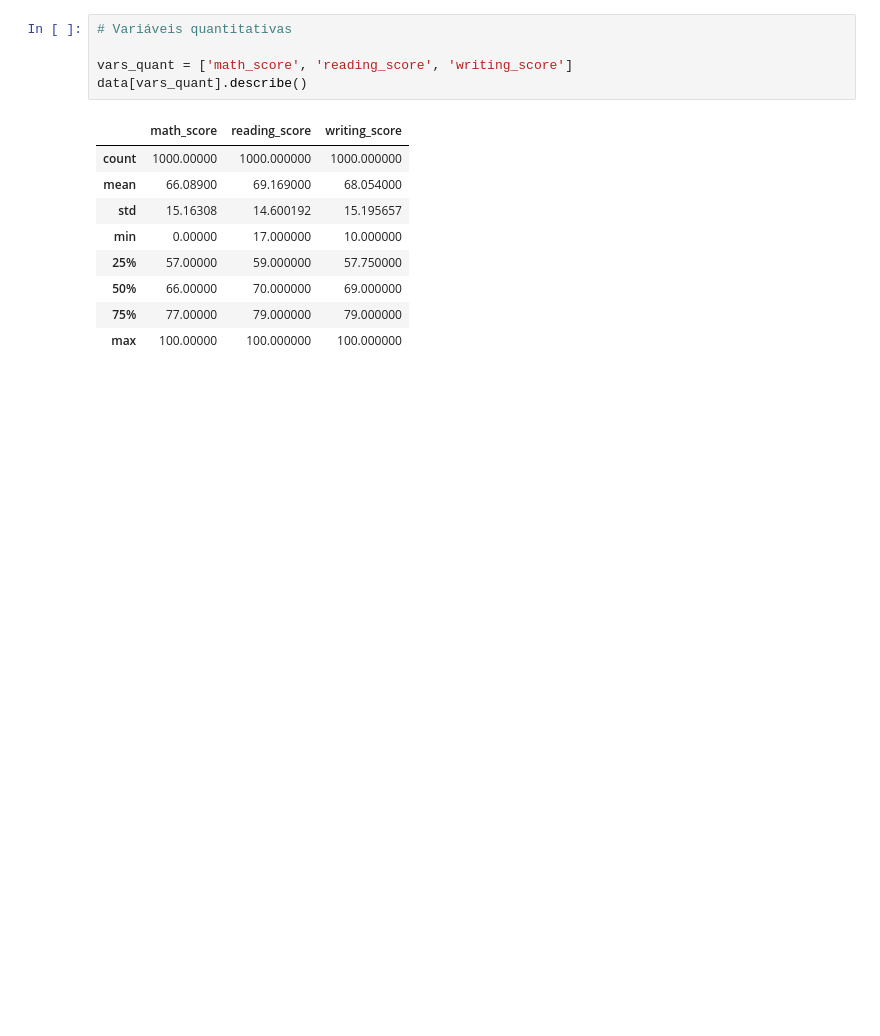
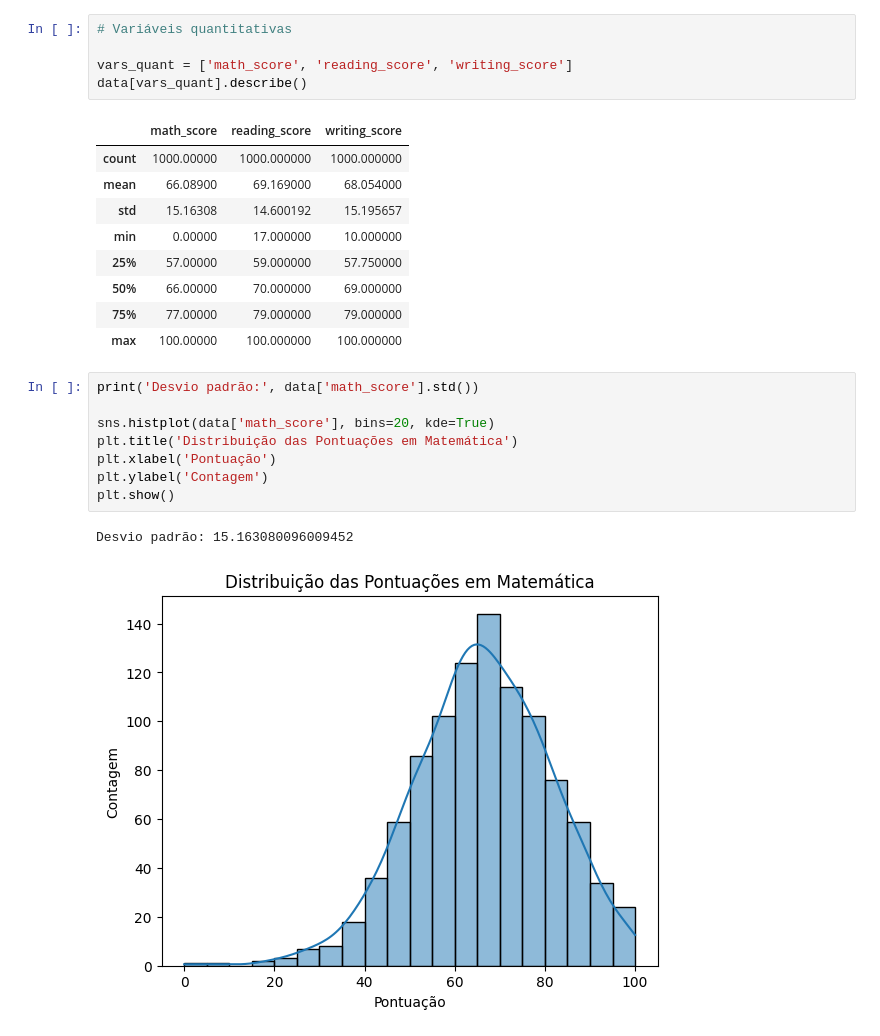
Before and after one commit to tainahguerras/Estatistica-ADA-Santander, a Jupyter notebook: EDA_Tainah.ipynb, the cells around one changed output. Saved outputs shown, nothing was run; the diff lists cells and outputs as text; blank space fills up the shorter version.

Commit message:
Adição de histogramas

```diff
--- a/EDA_Tainah.ipynb
+++ b/EDA_Tainah.ipynb
@@ -52,3 +82,14 @@ data[vars_quant].describe()
 | 50% | 66.00000 | 70.000000 | 69.000000 |
 | 75% | 77.00000 | 79.000000 | 79.000000 |
 | max | 100.00000 | 100.000000 | 100.000000 |
+# %%
+print('Desvio padrão:', data['math_score'].std())
+
+sns.histplot(data['math_score'], bins=20, kde=True)
+plt.title('Distribuição das Pontuações em Matemática')
+plt.xlabel('Pontuação')
+plt.ylabel('Contagem')
+plt.show()
+# %% [output]
+Desvio padrão: 15.163080096009452
+[figure, added]
```
Also changed, not shown: parts of 4 cells of this notebook.
